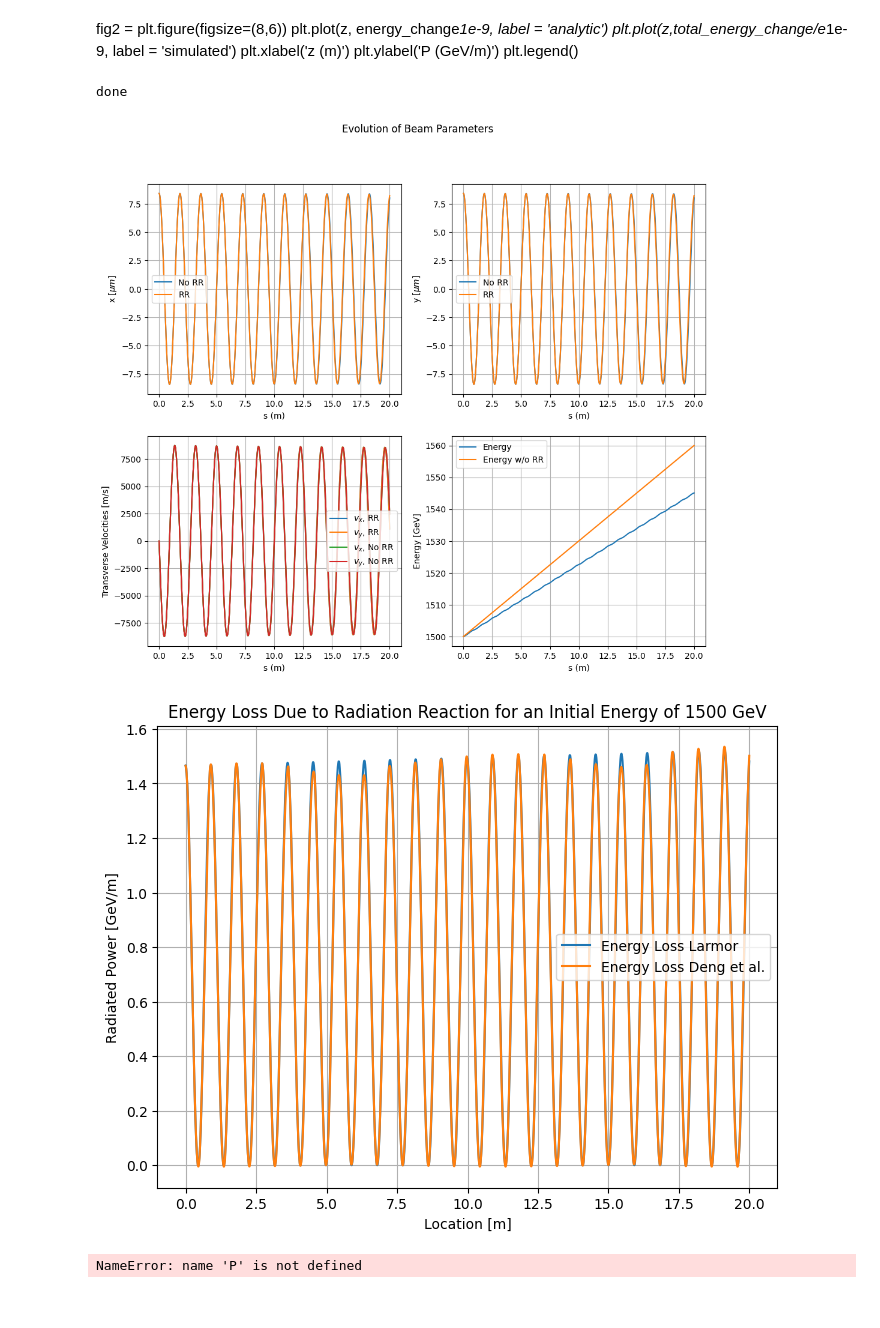
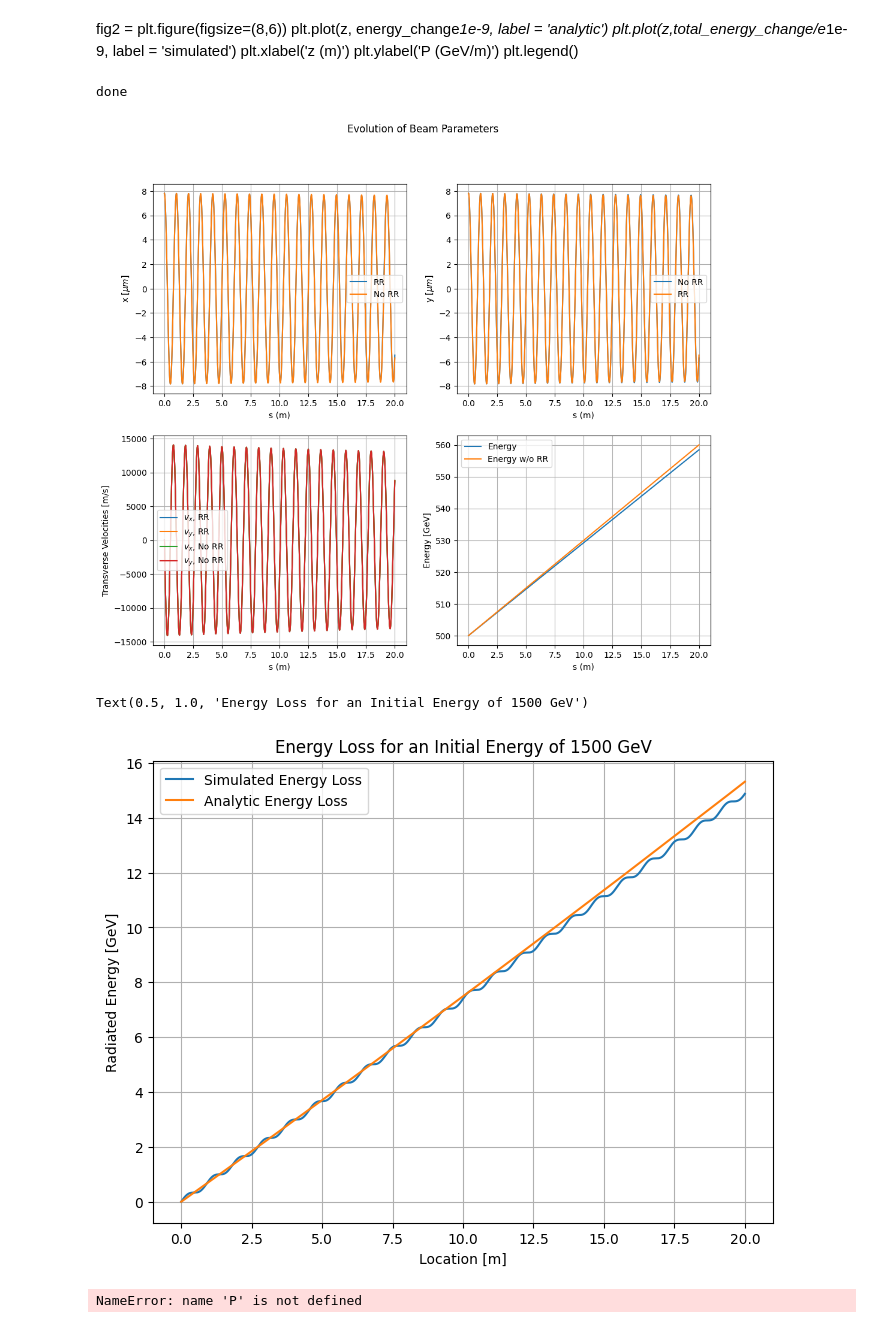
Before and after one commit to Knallvik/Master, a Jupyter notebook: Single_patricle_simulations/Beta_sim.ipynb, the cells around one changed output. Drawn from its saved outputs; the diff is of its cells as text; code cells hidden in the pictures.

```diff
--- a/Single_patricle_simulations/Beta_sim.ipynb
+++ b/Single_patricle_simulations/Beta_sim.ipynb
@@ -10,6 +13,6 @@ import time
 # %%
 #SI.constants
-Energy = 1500
+Energy = 500
 Ee = Energy * 1e9*SI.e
 e = SI.e
 me = SI.m_e
@@ -326,12 +329,13 @@ def av_radiated_power(delta, gamma, k_beta, rx, ry):
 #Calculate the analytical mean energy loss
 def mean_larmor(gamma, rx, ry, z):
     k_beta = kp/np.sqrt(2*gamma)
-    scale = np.power(gamma/gamma0, -1/4)
+    scale = 1#np.power(gamma/gamma0, -1/4)
+    #S = np.exp(-0.5*tau_r*kp**2*SI.c*z)
 
     return e**2*z/12/np.pi/SI.epsilon_0*(gamma*k_beta)**4*\
     ((scale*rx)**2+(scale*ry)**2)
 
-#Calculate the analytical energy loss
+#Calculate the analytical radiated power
 def analytic_larmor(t, gamma, rx, ry, phi, delta):
     k_beta = kp/np.sqrt(2*gamma)
     scale = np.power(gamma/gamma0, -1/4)
@@ -341,7 +345,7 @@ def analytic_larmor(t, gamma, rx, ry, phi, delta):
      + np.cos(k_beta*SI.c*t + delta)**2*(scale*ry)**2)
 # %%
 def plot_oscillations(func, normal_func, sysinit, t_span, t_eval, rx, ry, phi, delta):
-    solution = solve_ivp(fun = func, y0 = sysinit, method='RK45', \
+    solution = solve_ivp(fun = func, y0 = sysinit, method='Radau', \
                          t_span = t_span, t_eval = t_eval)
     normal_solution = solve_ivp(fun = normal_func, y0 = sysinit, method='RK45', \
                                 t_span = t_span, t_eval = t_eval)
@@ -397,7 +401,7 @@ def plot_oscillations(func, normal_func, sysinit, t_span, t_eval, rx, ry, phi, d
         a = np.array([ax, ay])
 
         #Calculate gamma⁴ * (dbeta/dt)²
-        A1 = gamma_ivp_scipy[i]**4 * 1/SI.c**2 * np.dot(a,a)
+        A1 = gamma_ivp_multi[i]**4 * 1/SI.c**2 * np.dot(a,a)
         #Calculate energy radiated PER METER from actual larmor formula
         P[i] = 1/SI.c * e**2/6/np.pi/SI.epsilon_0 * 1/SI.c * A1 # J*m⁻¹
 
@@ -408,14 +412,14 @@ def plot_oscillations(func, normal_func, sysinit, t_span, t_eval, rx, ry, phi, d
 
     #Calculate the analytical values
     analytic_P = 1/SI.c * analytic_larmor(t_ivp, gamma_ivp_scipy, rx, ry, phi, delta)
-    mean_analytic_P = mean_larmor(gamma_ivp_scipy, rx, ry, z_ivp)
+    mean_analytic_P = mean_larmor(gamma_ivp_multi, rx, ry, z_ivp)
 
     #Plot
     fig, ax = plt.subplots(2,2, figsize=(12,10))
     fig.suptitle('Evolution of Beam Parameters')
     # Plot x and y trajectories
+    ax[0,0].plot(z_ivp,x_multi*1e6, label='RR')
     ax[0,0].plot(z_ivp,normal_x_ivp*1e6, label='No RR')
-    ax[0,0].plot(z_ivp,x_multi*1e6, label='RR')
     ax[0,0].grid()
     ax[0,0].set_ylabel(r'x [$\mu m$]')
     ax[0,0].set_xlabel('s (m)')
@@ -465,7 +469,7 @@ def plot_oscillations(func, normal_func, sysinit, t_span, t_eval, rx, ry, phi, d
    #ax[2, 1].set_ylabel('Analytic Radiated Power (GeV/m)')
    #ax[2, 1].set_xlabel('s (m)')
    #ax[2, 1].legend()
-    return x_ivp, z_ivp, energy_ivp_scipy, fig, scipy_loss, Multi_loss, z
+    return x_ivp, z_ivp, energy_ivp_scipy, fig, mean_analytic_P, normal_energy_ivp-energy_ivp_scipy, z
 # %%
 x0 = 3*sig_x# m
 y0 = 3*sig_x # m
@@ -546,8 +550,8 @@ print(Ee/SI.m_e/SI.c**2)
 print(P_int/SI.e*1e-9)
 print(W/SI.e*1e-9)
 # %%
-x0 = 3*sig_x# m
-y0 = 3*sig_x # m
+x0 = 3*sig_x/np.sqrt(2)# m
+y0 = 3*sig_x/np.sqrt(2) # m
 x_dot0 = 0 # m/s
 y_dot0 = 0 # m/s
 
@@ -559,12 +563,12 @@ xs, zs, Es, fig, scipy, Multi, s = plot_oscillations(func = oscillator2d, normal
                                           rx = x0, ry = y0, phi = 0, delta =0)
 if save:
     pass
-#name = directory + f'{Energy}_GeV_single_particle_simulation_xy_in_phase.png'
-#fig.savefig(name)
+name = directory + f'{Energy}_GeV_single_particle_simulation_for_comparing_2D_xy.png'
+fig.savefig(name)
 #print(xs[0])
 # %% [output]
 done
-[figure, old version]
+[figure, new version]
 # %%
 if save:
     fig2.savefig(f'single_particle_simulation_Evolution_of_beam_parameters_{(Energy)}GeV_\
@@ -573,17 +577,18 @@ if save:
 # %%
 fig = plt.figure(figsize =(8,6))
 
-plt.plot(s, Multi/e*1e-9, label = 'Energy Loss Larmor')
-plt.plot(s, scipy/e*1e-9, label = 'Energy Loss Deng et al.')
+plt.plot(zs, Multi/e*1e-9, label = 'Simulated Energy Loss')
+plt.plot(zs, scipy/e*1e-9, label = 'Analytic Energy Loss')
 
 plt.grid()
 plt.legend()
 plt.xlabel('Location [m]')
-plt.ylabel('Radiated Power [GeV/m]')
-plt.title(f'Energy Loss Due to Radiation Reaction for an Initial Energy of {Energy} GeV')
-fig.savefig(f'Energy_loss_{Energy}_GeV_RK4.png')
+plt.ylabel('Radiated Energy [GeV]')
+plt.title(f'Energy Loss for an Initial Energy of {Energy} GeV')
+#fig.savefig(f'Energy_loss_{Energy}_GeV.png')
 # %% [output]
+Text(0.5, 1.0, 'Energy Loss for an Initial Energy of 1500 GeV')
-[figure, old version]
+[figure, new version]
 # %%
 I0 = np.trapz(P/e*1e-9, s)
 I1 = np.trapz(total_energy_change/e*1e-9, s)
```
Also changed, not shown: parts of 2 cells of this notebook, 39 other files.
